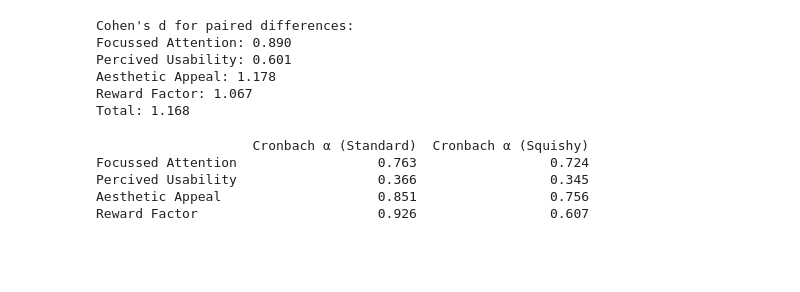
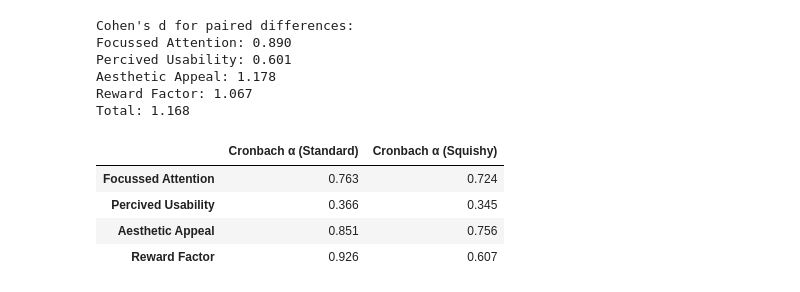
Before and after one commit to Phlipinator/Squishy-Data-Analysis, a Jupyter notebook: UES_MeanOverTasks.ipynb, the cells around one changed output. Cells and saved outputs as stored; diff of their text form; code cells hidden in the pictures; blank space fills up the shorter version.

```diff
--- a/UES_MeanOverTasks.ipynb
+++ b/UES_MeanOverTasks.ipynb
@@ -380,36 +378,36 @@ Total: 1.168
 # %%
 from pingouin import cronbach_alpha
 
 scales_keywords = {
     "Focussed Attention": ["_1_mean", "_2_mean", "_3_mean"],
     "Percived Usability": ["_4_mean", "_5_mean", "_6_mean"],
     "Aesthetic Appeal": ["_7_mean", "_8_mean", "_9_mean"],
     "Reward Factor": ["_10_mean", "_11_mean", "_12_mean"]
 }
 
 results = {}
 
 for scale, keywords in scales_keywords.items():
     # For Standard condition
     standard_cols = [col for col in df_means.columns if "Standard" in col and any(k in col for k in keywords)]
     alpha_standard, _ = cronbach_alpha(df_means[standard_cols])
 
     # For Squishy condition
     squishy_cols = [col for col in df_means.columns if "Squishy" in col and any(k in col for k in keywords)]
     alpha_squishy, _ = cronbach_alpha(df_means[squishy_cols])
 
     results[scale] = {
         "Cronbach α (Standard)": round(alpha_standard, 3),
         "Cronbach α (Squishy)": round(alpha_squishy, 3)
     }
 
 # Display as DataFrame
 import pandas as pd
 df_alpha = pd.DataFrame(results).T
-print(df_alpha)
+df_alpha
 # %% [output]
-                    Cronbach α (Standard)  Cronbach α (Squishy)
-Focussed Attention                  0.763                 0.724
-Percived Usability                  0.366                 0.345
-Aesthetic Appeal                    0.851                 0.756
-Reward Factor                       0.926                 0.607
+|  | Cronbach α (Standard) | Cronbach α (Squishy) |
+| Focussed Attention | 0.763 | 0.724 |
+| Percived Usability | 0.366 | 0.345 |
+| Aesthetic Appeal | 0.851 | 0.756 |
+| Reward Factor | 0.926 | 0.607 |
```
Also changed, not shown: parts of 3 cells of this notebook, 4 other files.
